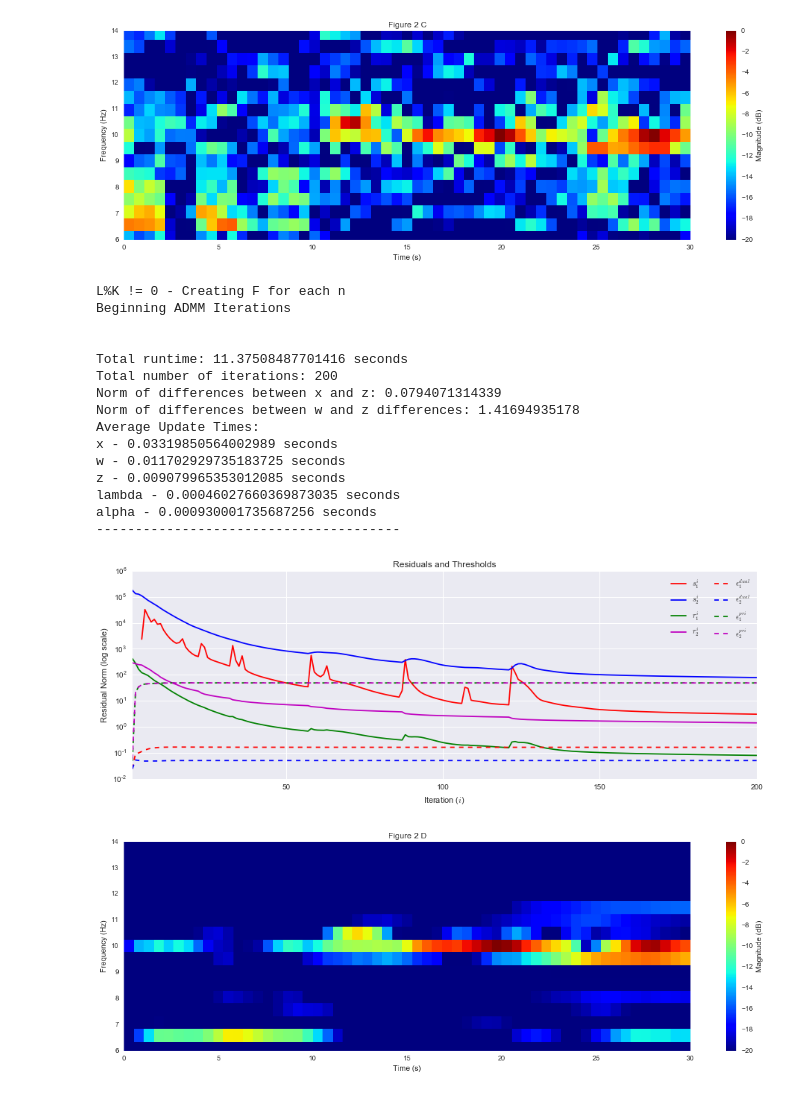
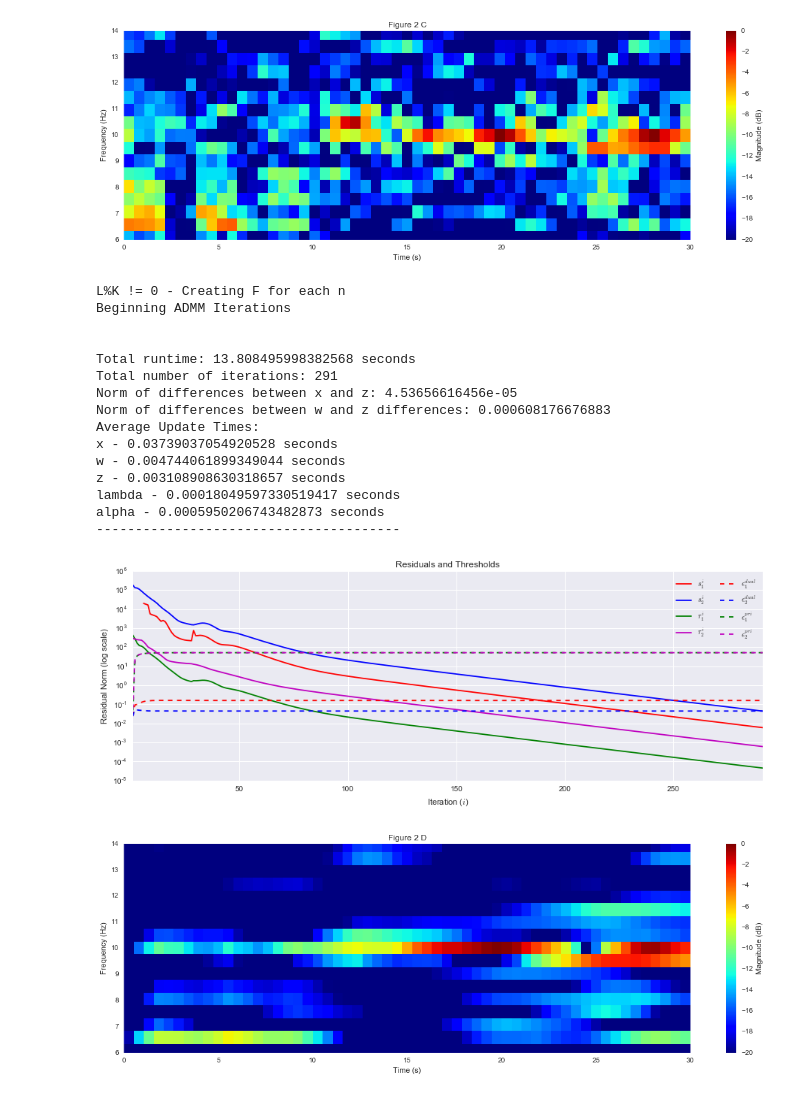
Before and after one commit to gabeschamberg/nonmarkov-timeseries-estimation, a Jupyter notebook: notebooks/spectrotemporal_decompositions.ipynb, the cells around one changed output. Drawn from its saved outputs; the diff is of its cells as text; code cells hidden in the pictures.

```diff
--- a/notebooks/spectrotemporal_decompositions.ipynb
+++ b/notebooks/spectrotemporal_decompositions.ipynb
@@ -164,25 +163,25 @@ plt.title("Figure 2 C");
 # %% [output]
 [figure]
 # %%
-(coeffs_full,coeffs_mag) = spec_pursuit(signal=signal,rho=500,K=L,L=L//4,overlap=0,beta=150000,max_iters=200,verbosity=2)
+(coeffs_full,coeffs_mag) = lrsd(signal=signal,rho=500,K=L,L=L//4,overlap=0,beta=250000,max_iters=400,verbosity=2)
 coeffs_mag -= np.max(coeffs_mag)
 # %% [output]
 L%K != 0 - Creating F for each n
 Beginning ADMM Iterations
 
 
-Total runtime: 11.37508487701416 seconds
-Total number of iterations: 200
-Norm of differences between x and z: 0.0794071314339
-Norm of differences between w and z differences: 1.41694935178
+Total runtime: 13.808495998382568 seconds
+Total number of iterations: 291
+Norm of differences between x and z: 4.53656616456e-05
+Norm of differences between w and z differences: 0.000608176676883
 Average Update Times:
-x - 0.03319850564002989 seconds
-w - 0.011702929735183725 seconds
-z - 0.009079965353012085 seconds
-lambda - 0.00046027660369873035 seconds
-alpha - 0.000930001735687256 seconds
+x - 0.03739037054920528 seconds
+w - 0.004744061899349044 seconds
+z - 0.003108908630318657 seconds
+lambda - 0.00018049597330519417 seconds
+alpha - 0.0005950206743482873 seconds
 ---------------------------------------
-[figure, old version]
+[figure, new version]
 # %%
 fig, ax = plt.subplots(figsize=(15,5))
 im1 = ax.imshow(coeffs_mag,vmin=-20,vmax=0,origin='lower',extent=[0,len(signal)//fs,0,fs//2],aspect='auto',interpolation='none')
@@ -195,4 +194,4 @@ ax.grid('off');
 plt.tight_layout()
 plt.title("Figure 2 D");
 # %% [output]
-[figure, old version]
+[figure, new version]
```
Also changed, not shown: parts of 3 cells of this notebook.
